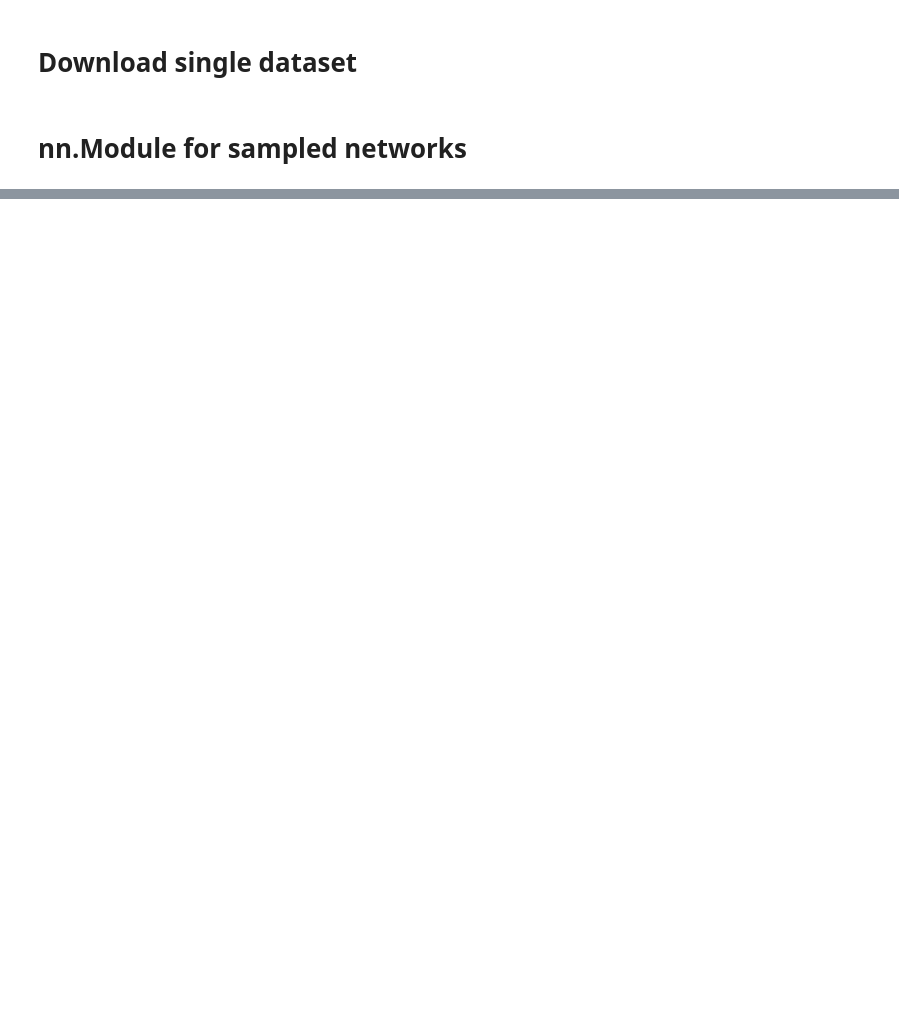
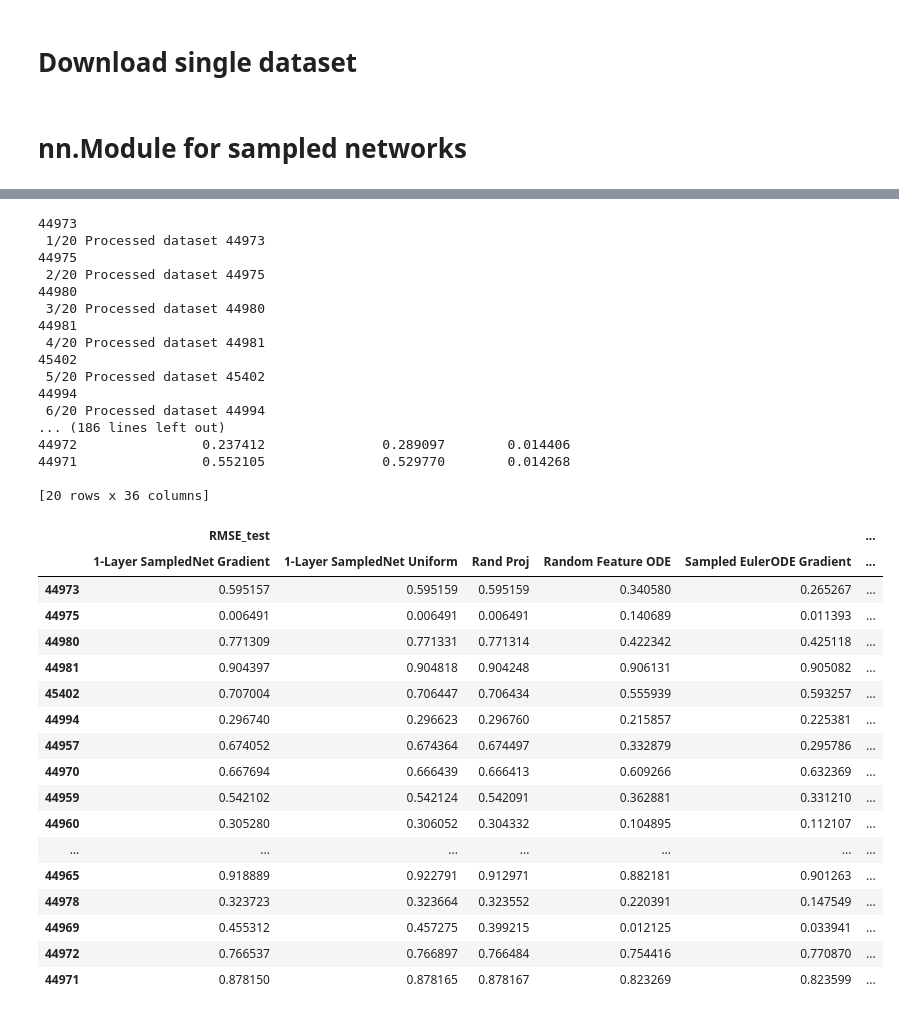
Before and after one commit to nikitazozoulenko/Zephyrox, a Jupyter notebook: pytorch_based/SWIM/openmlReg.ipynb, the cells around one changed output, grey strips where cells are left out. Saved outputs shown, nothing was run; the diff lists cells and outputs as text; code cells hidden in the pictures; blank space fills up the shorter version.

Commit message:
first experiments done

```diff
--- a/pytorch_based/SWIM/openmlReg.ipynb
+++ b/pytorch_based/SWIM/openmlReg.ipynb
@@ -182,7 +231,7 @@ class Dense(FittableModule):
     def fit(self, X:Tensor, y:Tensor):
         with torch.no_grad():
             nn.init.normal_(self.dense.weight, mean=0, std=self.in_dim**-0.5, generator=self.generator)
-            nn.init.normal_(self.dense.bias, mean=0, std=self.in_dim**-0.5, generator=self.generator)
+            nn.init.normal_(self.dense.bias, mean=0, std=self.in_dim**-0.25, generator=self.generator)
             return self(X), y
 
     def forward(self, X):
@@ -524,33 +616,4 @@ rmse train 0.28207216
 # %%
-class SampledAndActivation(FittableModule):
-    def __init__(self,
-                 generator: torch.Generator,
-                 in_dim: int,
-                 out_dim: int,
-                 activation: nn.Module = nn.Tanh(),
-                 sampling_method: Literal['uniform', 'gradient'] = 'gradient'
-                 ):
-        """TODO
-        """
-        super(SampledAndActivation, self).__init__()
-        self.generator = generator
-        self.sampled_linear = PairSampledLinear(generator, in_dim, out_dim, sampling_method)
-        self.activation = activation
-
-
-    def fit(self, X: Tensor, y: Tensor) -> Tuple[Tensor, Tensor]:
-        with torch.no_grad():
-            X, y = self.sampled_linear.fit(X, y)
-            X = self.activation(X)
-            return X, y
-
-
-    def forward(self, X):
-        X = self.sampled_linear(X)
-        X = self.activation(X)
-        return X
-
-
 class SampledODEBlock(FittableModule):
     def __init__(self,
                  generator: torch.Generator,
@@ -589,7 +652,7 @@ class SampledODEBlock(FittableModule):
 
 D = X_train.shape[1]
 g1 = torch.Generator().manual_seed(0)
-net = SampledResBlock(g1, D, 3)
+net = SampledODEBlock(g1, D)
 net.fit(X_train, y_train)
 out = net(X_test)
 print_name(out)
@@ -625,8 +685,7 @@ class SampledEulerODE(ResNetBase):
                  upsample_module: Literal['dense', 'sampled', 'identity'] = 'dense',
                  sampling_method: Literal['uniform', 'gradient'] = 'gradient'
                  ):
-        """A ResNet with sampled layers as bottleneck layers.
-        """
+        """A ResNet with sampled layers as bottleneck layers."""
         if upsample_module=="dense":
             upsample = Dense(generator, in_dim, hidden_dim)
         elif upsample_module=="sampled":
@@ -652,8 +711,8 @@ out_train, _ = net.fit(X_train, y_train)
 out = net(X_test)
 print(net)
 
-print("rmse test", mean_squared_error(y_test.detach().cpu().numpy(), out.detach().cpu().numpy()))
-print("rmse train", mean_squared_error(y_train.detach().cpu().numpy(), out_train.detach().cpu().numpy()))
+print("rmse test", root_mean_squared_error(y_test.detach().cpu().numpy(), out.detach().cpu().numpy()))
+print("rmse train", root_mean_squared_error(y_train.detach().cpu().numpy(), out_train.detach().cpu().numpy()))
 print(net.output_layer.ridge.alpha_)
 # %% [output]
 SampledEulerODE(
@@ -744,0 +1053,40 @@ This is for both SWIM, Residual SWIM, random features,
+# %%
+dataset_ids_not_categorical = list(df_metadata.query("has_categorical == False").index.values)
+dataset_ids_not_categorical = [int(x) for x in dataset_ids_not_categorical]
+run_all_experiments(dataset_ids_not_categorical)
+# %% [output]
+44973
+ 1/20 Processed dataset 44973
+44975
+ 2/20 Processed dataset 44975
+44980
+ 3/20 Processed dataset 44980
+44981
+ 4/20 Processed dataset 44981
+45402
+ 5/20 Processed dataset 45402
+44994
+ 6/20 Processed dataset 44994
+... (186 lines left out)
+44972                0.237412               0.289097        0.014406
+44971                0.552105               0.529770        0.014268
+
+[20 rows x 36 columns]
+|  | RMSE_test |  |  |  |  | ... |
+|  | 1-Layer SampledNet Gradient | 1-Layer SampledNet Uniform | Rand Proj | Random Feature ODE | Sampled EulerODE Gradient | ... |
+| 44973 | 0.595157 | 0.595159 | 0.595159 | 0.340580 | 0.265267 | ... |
+| 44975 | 0.006491 | 0.006491 | 0.006491 | 0.140689 | 0.011393 | ... |
+| 44980 | 0.771309 | 0.771331 | 0.771314 | 0.422342 | 0.425118 | ... |
+| 44981 | 0.904397 | 0.904818 | 0.904248 | 0.906131 | 0.905082 | ... |
+| 45402 | 0.707004 | 0.706447 | 0.706434 | 0.555939 | 0.593257 | ... |
+| 44994 | 0.296740 | 0.296623 | 0.296760 | 0.215857 | 0.225381 | ... |
+| 44957 | 0.674052 | 0.674364 | 0.674497 | 0.332879 | 0.295786 | ... |
+| 44970 | 0.667694 | 0.666439 | 0.666413 | 0.609266 | 0.632369 | ... |
+| 44959 | 0.542102 | 0.542124 | 0.542091 | 0.362881 | 0.331210 | ... |
+| 44960 | 0.305280 | 0.306052 | 0.304332 | 0.104895 | 0.112107 | ... |
+| ... | ... | ... | ... | ... | ... | ... |
+| 44965 | 0.918889 | 0.922791 | 0.912971 | 0.882181 | 0.901263 | ... |
+| 44978 | 0.323723 | 0.323664 | 0.323552 | 0.220391 | 0.147549 | ... |
+| 44969 | 0.455312 | 0.457275 | 0.399215 | 0.012125 | 0.033941 | ... |
+| 44972 | 0.766537 | 0.766897 | 0.766484 | 0.754416 | 0.770870 | ... |
+| 44971 | 0.878150 | 0.878165 | 0.878167 | 0.823269 | 0.823599 | ... |
```
Also changed, not shown: parts of 26 cells of this notebook, 1 other file.
